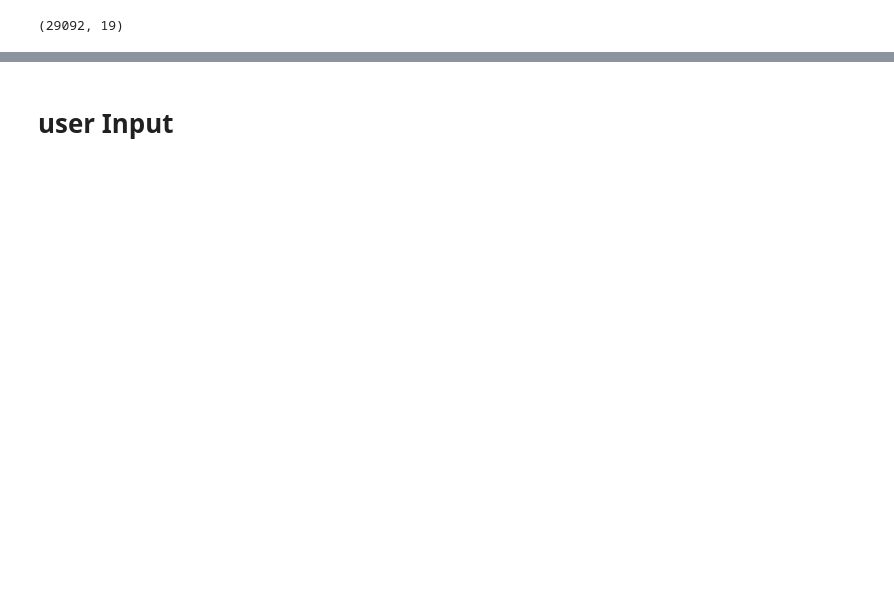
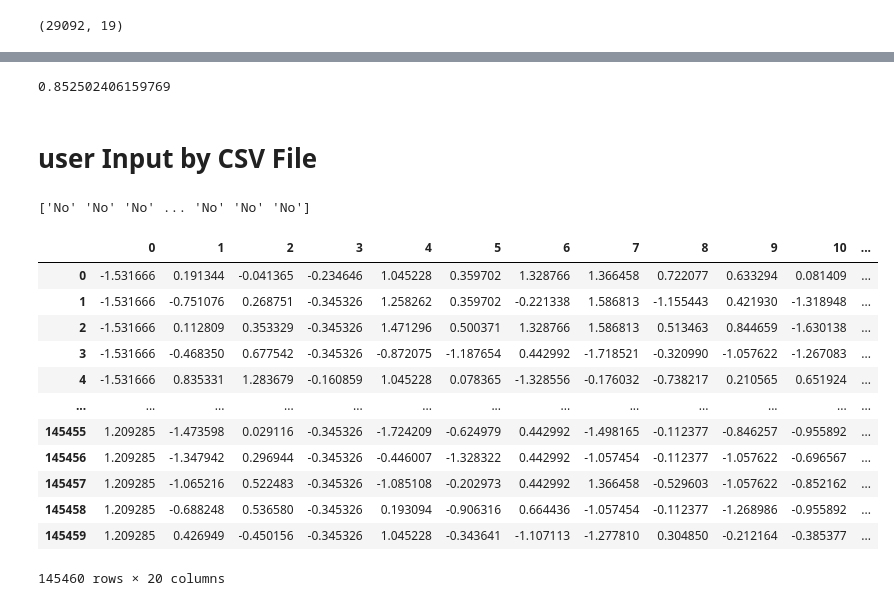
Before and after one commit to Sohidul-Islam/rainPrediction, a Jupyter notebook: rainPredict.ipynb, the cells around one changed output, grey strips where cells are left out. Cells and saved outputs as stored; diff of their text form; code cells hidden in the pictures; blank space fills up the shorter version.

```diff
--- a/rainPredict.ipynb
+++ b/rainPredict.ipynb
@@ -475,5 +578,46 @@ ValueError: could not broadcast input array from shape (29092,1) into shape (19,
+# %%
+
+print(accuracy_score(Y_test, y_pred))
+# %% [output]
+0.852502406159769
 # %% [markdown]
-# user Input
+# user Input by CSV File
+# %%
+filename = 'UserIn.csv'
+dataset2 = pd.read_csv(filename)
+le = LabelEncoder()
+for column in dataset2.columns:
+    if column!='Date':
+        dataset2[column] = le.fit_transform(dataset2[column])
+X2 = dataset2.iloc[:,[1,2,3,4,7,8,9,10,11,12,13,14,15,16,17,18,19,20,21]].values
+Y2 = dataset2.iloc[:,-1].values
+sc = StandardScaler()
+X = sc.fit_transform(X)
+userPred = le.inverse_transform(np.array(classifier.predict(X),dtype=int))
+X = sc.inverse_transform(X)
+print(userPred)
+# %% [output]
+['No' 'No' 'No' ... 'No' 'No' 'No']
+# %%
+com = X
+com = pd.DataFrame(com)
+com["Predicted data"] = userPred
+# %%
+com
+# %% [output]
+|  | 0 | 1 | 2 | 3 | 4 | 5 | 6 | 7 | 8 | 9 | 10 | ... |
+| 0 | -1.531666 | 0.191344 | -0.041365 | -0.234646 | 1.045228 | 0.359702 | 1.328766 | 1.366458 | 0.722077 | 0.633294 | 0.081409 | ... |
+| 1 | -1.531666 | -0.751076 | 0.268751 | -0.345326 | 1.258262 | 0.359702 | -0.221338 | 1.586813 | -1.155443 | 0.421930 | -1.318948 | ... |
+| 2 | -1.531666 | 0.112809 | 0.353329 | -0.345326 | 1.471296 | 0.500371 | 1.328766 | 1.586813 | 0.513463 | 0.844659 | -1.630138 | ... |
+| 3 | -1.531666 | -0.468350 | 0.677542 | -0.345326 | -0.872075 | -1.187654 | 0.442992 | -1.718521 | -0.320990 | -1.057622 | -1.267083 | ... |
+| 4 | -1.531666 | 0.835331 | 1.283679 | -0.160859 | 1.045228 | 0.078365 | -1.328556 | -0.176032 | -0.738217 | 0.210565 | 0.651924 | ... |
+| ... | ... | ... | ... | ... | ... | ... | ... | ... | ... | ... | ... | ... |
+| 145455 | 1.209285 | -1.473598 | 0.029116 | -0.345326 | -1.724209 | -0.624979 | 0.442992 | -1.498165 | -0.112377 | -0.846257 | -0.955892 | ... |
+| 145456 | 1.209285 | -1.347942 | 0.296944 | -0.345326 | -0.446007 | -1.328322 | 0.442992 | -1.057454 | -0.112377 | -1.057622 | -0.696567 | ... |
+| 145457 | 1.209285 | -1.065216 | 0.522483 | -0.345326 | -1.085108 | -0.202973 | 0.442992 | 1.366458 | -0.529603 | -1.057622 | -0.852162 | ... |
+| 145458 | 1.209285 | -0.688248 | 0.536580 | -0.345326 | 0.193094 | -0.906316 | 0.664436 | -1.057454 | -0.112377 | -1.268986 | -0.955892 | ... |
+| 145459 | 1.209285 | 0.426949 | -0.450156 | -0.345326 | 1.045228 | -0.343641 | -1.107113 | -1.277810 | 0.304850 | -0.212164 | -0.385377 | ... |
+145460 rows × 20 columns
 # %%
 # userTesting = []
 
```
Also changed, not shown: parts of 25 cells of this notebook, 22 other files.
